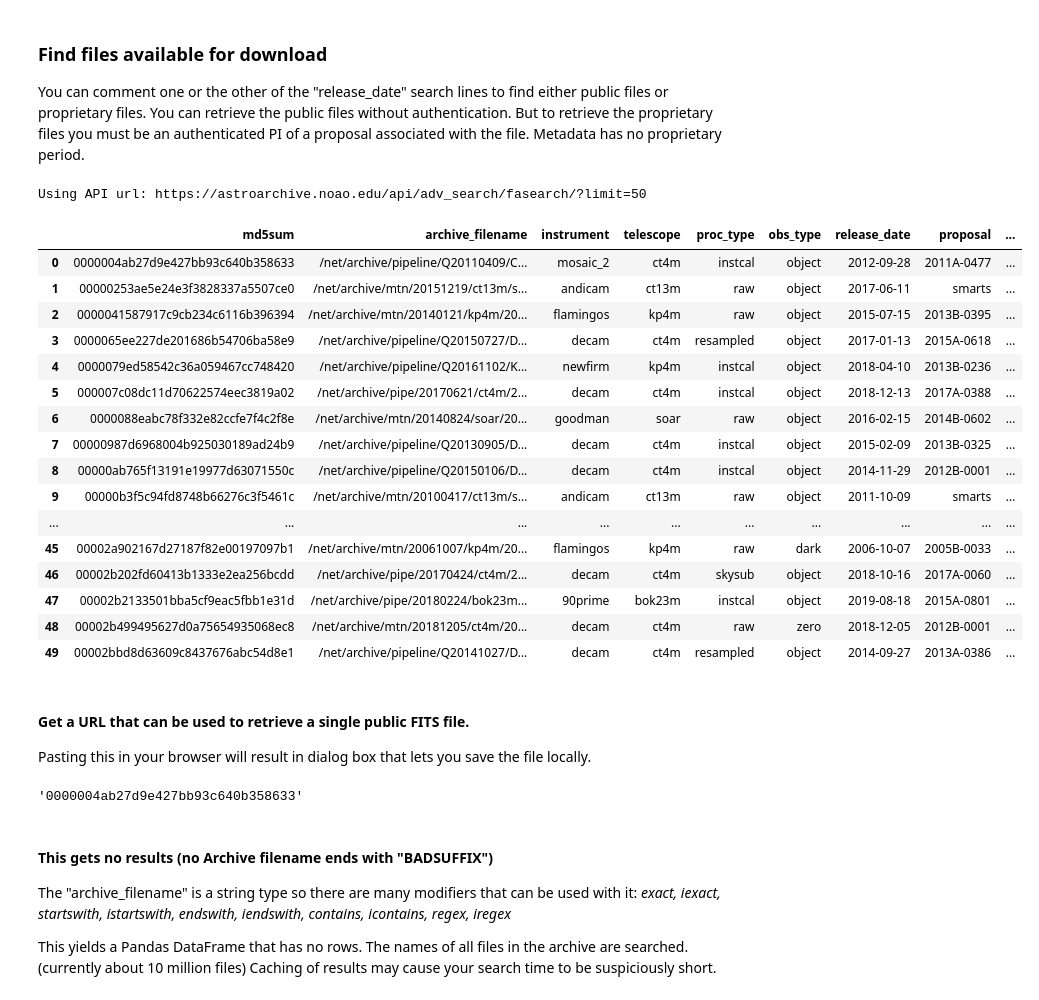
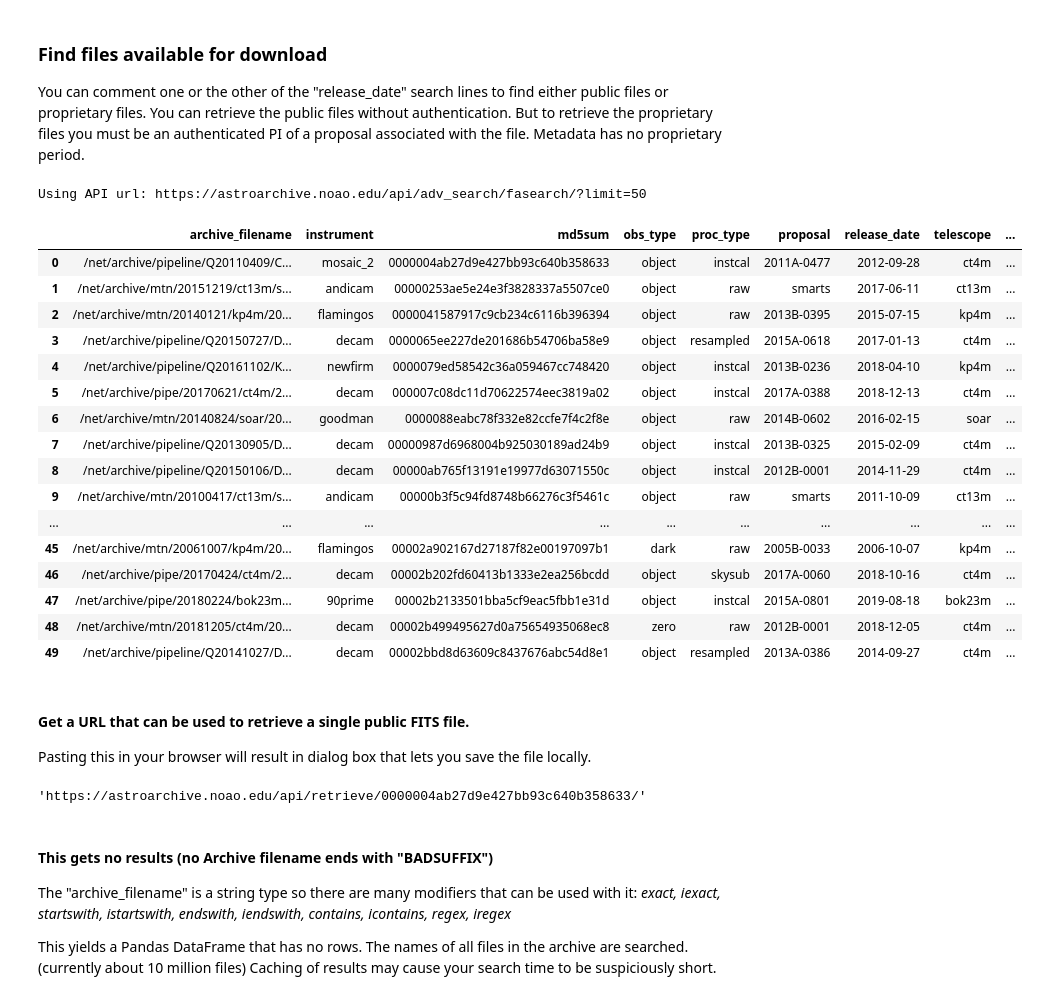
Before and after one commit to NOAO/nat-nb, a Jupyter notebook: advanced-search.ipynb, the cells around one changed output. Saved outputs shown, nothing was run; the diff lists cells and outputs as text; code cells hidden in the pictures.

```diff
--- a/advanced-search.ipynb
+++ b/advanced-search.ipynb
@@ -297,43 +296,44 @@ You can retrieve the public files without authentication. But to retrieve the pr
 # %%
 jj = {
     "outfields" : [
         "md5sum",
         "archive_filename",
         "instrument",
         "telescope",
         "proc_type",
         "obs_type",
         "release_date",
         "proposal",
+        "url",
     ],
     "search" : [
         ["release_date", '2005-02-18','2020-01-20'], # public
         #["release_date", '2020-02-18','2020-11-18'], # proprietary
     ]
 }
 apiurl = f'{adsurl}/fasearch/?limit=50'
 print(f'Using API url: {apiurl}')
-ads_df = pd.read_json(json.dumps(requests.post(apiurl,json=jj).json()))
+ads_df = pd.read_json(json.dumps(requests.post(apiurl,json=jj).json()[1:]))
 ads_df
 # %% [output]
 Using API url: https://astroarchive.noao.edu/api/adv_search/fasearch/?limit=50
-|  | md5sum | archive_filename | instrument | telescope | proc_type | obs_type | release_date | proposal | ... |
-| 0 | 0000004ab27d9e427bb93c640b358633 | /net/archive/pipeline/Q20110409/C... | mosaic_2 | ct4m | instcal | object | 2012-09-28 | 2011A-0477 | ... |
-| 1 | 00000253ae5e24e3f3828337a5507ce0 | /net/archive/mtn/20151219/ct13m/s... | andicam | ct13m | raw | object | 2017-06-11 | smarts | ... |
-| 2 | 0000041587917c9cb234c6116b396394 | /net/archive/mtn/20140121/kp4m/20... | flamingos | kp4m | raw | object | 2015-07-15 | 2013B-0395 | ... |
-| 3 | 0000065ee227de201686b54706ba58e9 | /net/archive/pipeline/Q20150727/D... | decam | ct4m | resampled | object | 2017-01-13 | 2015A-0618 | ... |
-| 4 | 0000079ed58542c36a059467cc748420 | /net/archive/pipeline/Q20161102/K... | newfirm | kp4m | instcal | object | 2018-04-10 | 2013B-0236 | ... |
-| 5 | 000007c08dc11d70622574eec3819a02 | /net/archive/pipe/20170621/ct4m/2... | decam | ct4m | instcal | object | 2018-12-13 | 2017A-0388 | ... |
-| 6 | 0000088eabc78f332e82ccfe7f4c2f8e | /net/archive/mtn/20140824/soar/20... | goodman | soar | raw | object | 2016-02-15 | 2014B-0602 | ... |
-| 7 | 00000987d6968004b925030189ad24b9 | /net/archive/pipeline/Q20130905/D... | decam | ct4m | instcal | object | 2015-02-09 | 2013B-0325 | ... |
-| 8 | 00000ab765f13191e19977d63071550c | /net/archive/pipeline/Q20150106/D... | decam | ct4m | instcal | object | 2014-11-29 | 2012B-0001 | ... |
-| 9 | 00000b3f5c94fd8748b66276c3f5461c | /net/archive/mtn/20100417/ct13m/s... | andicam | ct13m | raw | object | 2011-10-09 | smarts | ... |
+|  | archive_filename | instrument | md5sum | obs_type | proc_type | proposal | release_date | telescope | ... |
+| 0 | /net/archive/pipeline/Q20110409/C... | mosaic_2 | 0000004ab27d9e427bb93c640b358633 | object | instcal | 2011A-0477 | 2012-09-28 | ct4m | ... |
+| 1 | /net/archive/mtn/20151219/ct13m/s... | andicam | 00000253ae5e24e3f3828337a5507ce0 | object | raw | smarts | 2017-06-11 | ct13m | ... |
+| 2 | /net/archive/mtn/20140121/kp4m/20... | flamingos | 0000041587917c9cb234c6116b396394 | object | raw | 2013B-0395 | 2015-07-15 | kp4m | ... |
+| 3 | /net/archive/pipeline/Q20150727/D... | decam | 0000065ee227de201686b54706ba58e9 | object | resampled | 2015A-0618 | 2017-01-13 | ct4m | ... |
+| 4 | /net/archive/pipeline/Q20161102/K... | newfirm | 0000079ed58542c36a059467cc748420 | object | instcal | 2013B-0236 | 2018-04-10 | kp4m | ... |
+| 5 | /net/archive/pipe/20170621/ct4m/2... | decam | 000007c08dc11d70622574eec3819a02 | object | instcal | 2017A-0388 | 2018-12-13 | ct4m | ... |
+| 6 | /net/archive/mtn/20140824/soar/20... | goodman | 0000088eabc78f332e82ccfe7f4c2f8e | object | raw | 2014B-0602 | 2016-02-15 | soar | ... |
+| 7 | /net/archive/pipeline/Q20130905/D... | decam | 00000987d6968004b925030189ad24b9 | object | instcal | 2013B-0325 | 2015-02-09 | ct4m | ... |
+| 8 | /net/archive/pipeline/Q20150106/D... | decam | 00000ab765f13191e19977d63071550c | object | instcal | 2012B-0001 | 2014-11-29 | ct4m | ... |
+| 9 | /net/archive/mtn/20100417/ct13m/s... | andicam | 00000b3f5c94fd8748b66276c3f5461c | object | raw | smarts | 2011-10-09 | ct13m | ... |
 | ... | ... | ... | ... | ... | ... | ... | ... | ... | ... |
-| 45 | 00002a902167d27187f82e00197097b1 | /net/archive/mtn/20061007/kp4m/20... | flamingos | kp4m | raw | dark | 2006-10-07 | 2005B-0033 | ... |
-| 46 | 00002b202fd60413b1333e2ea256bcdd | /net/archive/pipe/20170424/ct4m/2... | decam | ct4m | skysub | object | 2018-10-16 | 2017A-0060 | ... |
-| 47 | 00002b2133501bba5cf9eac5fbb1e31d | /net/archive/pipe/20180224/bok23m... | 90prime | bok23m | instcal | object | 2019-08-18 | 2015A-0801 | ... |
-| 48 | 00002b499495627d0a75654935068ec8 | /net/archive/mtn/20181205/ct4m/20... | decam | ct4m | raw | zero | 2018-12-05 | 2012B-0001 | ... |
-| 49 | 00002bbd8d63609c8437676abc54d8e1 | /net/archive/pipeline/Q20141027/D... | decam | ct4m | resampled | object | 2014-09-27 | 2013A-0386 | ... |
+| 45 | /net/archive/mtn/20061007/kp4m/20... | flamingos | 00002a902167d27187f82e00197097b1 | dark | raw | 2005B-0033 | 2006-10-07 | kp4m | ... |
+| 46 | /net/archive/pipe/20170424/ct4m/2... | decam | 00002b202fd60413b1333e2ea256bcdd | object | skysub | 2017A-0060 | 2018-10-16 | ct4m | ... |
+| 47 | /net/archive/pipe/20180224/bok23m... | 90prime | 00002b2133501bba5cf9eac5fbb1e31d | object | instcal | 2015A-0801 | 2019-08-18 | bok23m | ... |
+| 48 | /net/archive/mtn/20181205/ct4m/20... | decam | 00002b499495627d0a75654935068ec8 | zero | raw | 2012B-0001 | 2018-12-05 | ct4m | ... |
+| 49 | /net/archive/pipeline/Q20141027/D... | decam | 00002bbd8d63609c8437676abc54d8e1 | object | resampled | 2013A-0386 | 2014-09-27 | ct4m | ... |
 # %% [markdown]
 #### Get a URL that can be used to retrieve a single public FITS file.   <a id="get_retrieve_url" />
 Pasting this in your browser will result in dialog box that lets you save the file locally.
@@ -341,9 +341,9 @@ Pasting this in your browser will result in dialog box that lets you save the fi
 selectedRow=0
 ads_df['url'][selectedRow]
 # https://marsnat1.stage.dm.noao.edu/api/adv_search/retrieve/0000004ab27d9e427bb93c640b358633/'
-ads_df['md5sum'][selectedRow]
+ads_df['url'][selectedRow]
 # %% [output]
-'0000004ab27d9e427bb93c640b358633'
+'https://astroarchive.noao.edu/api/retrieve/0000004ab27d9e427bb93c640b358633/'
 # %% [markdown]
 #### This gets no results (no Archive filename ends with "BADSUFFIX")
 The "archive_filename" is a string type so there are many modifiers that can be used with it:
```
Also changed, not shown: parts of 22 cells of this notebook, 4 other files.
